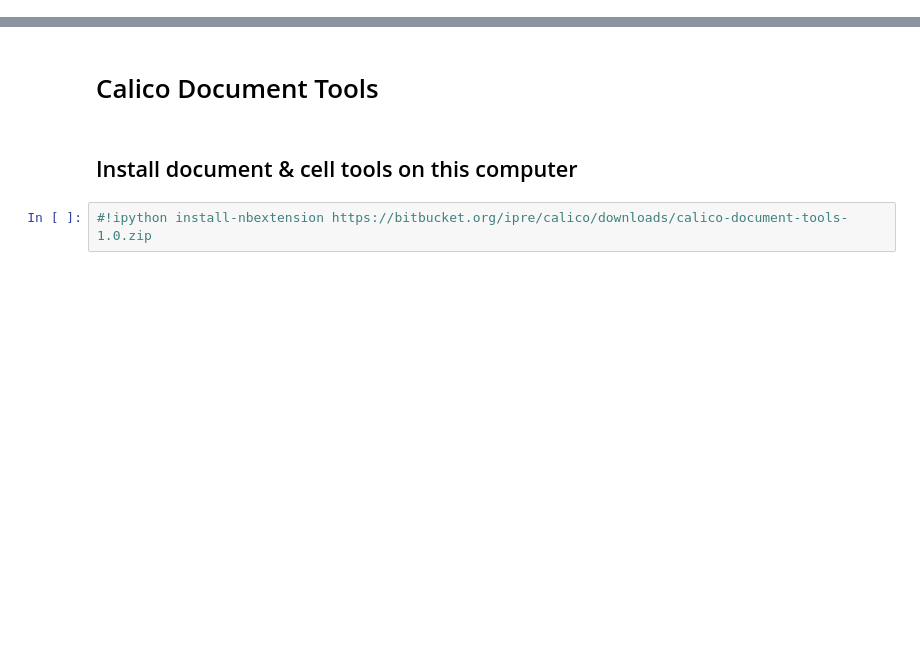
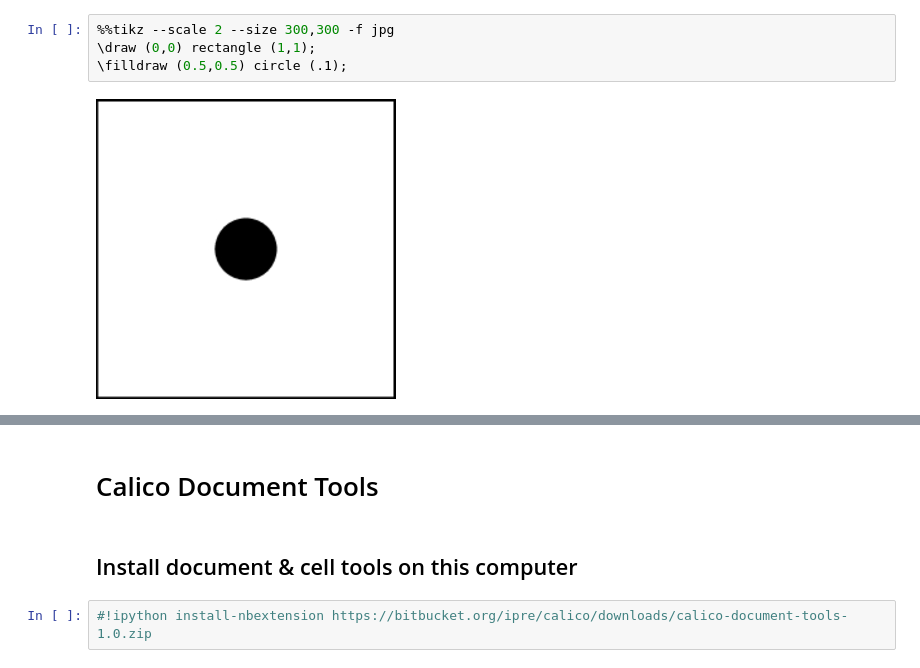
Before and after one commit to eelcodijkstra/teststuff, a Jupyter notebook: Install_stuff.ipynb, the cells around one changed output, grey strips where cells are left out. Cells and saved outputs as stored; diff of their text form; blank space fills up the shorter version.

```diff
--- a/Install_stuff.ipynb
+++ b/Install_stuff.ipynb
@@ -7,0 +30,6 @@
+# %%
+%%tikz --scale 2 --size 300,300 -f jpg
+\draw (0,0) rectangle (1,1);
+\filldraw (0.5,0.5) circle (.1);
+# %% [output]
+[figure, added]
```
Also changed, not shown: parts of 10 cells of this notebook.
